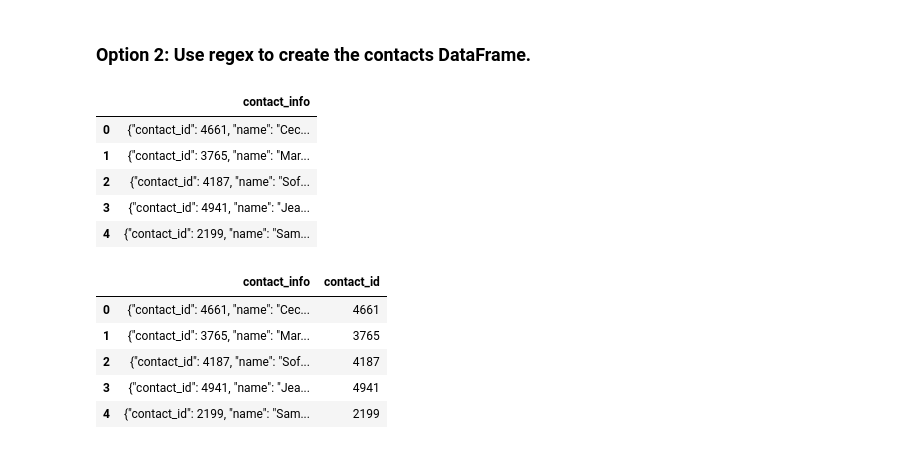
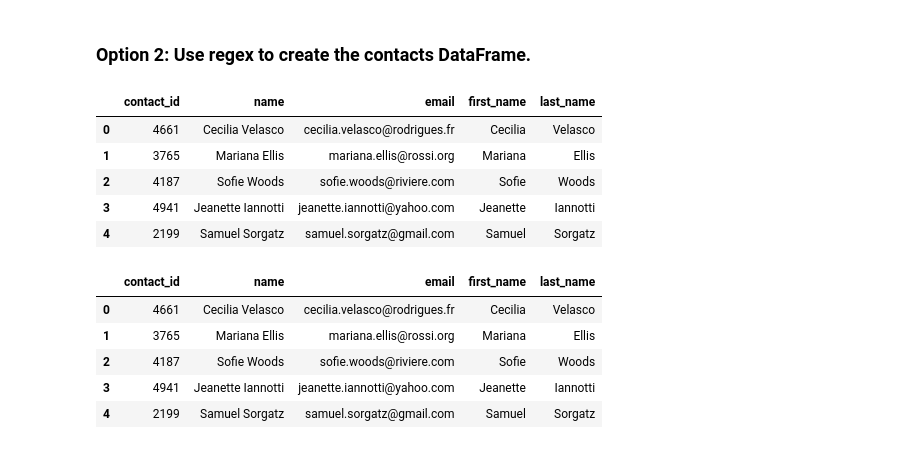
Before and after one commit to K01t0N/Crowdfunding_ETL, a Jupyter notebook: Code_Notebook.ipynb, the cells around one changed output. Cells and saved outputs as stored; diff of their text form; code cells hidden in the pictures.

```diff
--- a/Code_Notebook.ipynb
+++ b/Code_Notebook.ipynb
@@ -270,8 +300,8 @@ campaign_cleaned.to_csv("Resources/campaign.csv", index=False)
 # %% [markdown]
 ### Extract the contacts.xlsx Data.
 # %%
-# Read the data into a Pandas DataFrame. Use the `header=2` parameter when reading in the data.
-contact_info_df = pd.read_excel('Resources/contacts.xlsx', header=2)
+# Read the data into a Pandas DataFrame.
+contact_info_df = pd.read_excel('Resources/contacts.xlsx', header=3)
 contact_info_df.head()
 # %% [output]
 |  | contact_info |
@@ -296,7 +326,13 @@ Then export the DataFrame as a `contacts.csv` CSV file.
 # Iterate through the contact_info_df and convert each row to a dictionary.
 import json
 dict_values = []
-
+for index, row in contact_info_df.iterrows():
+    contact_info_str = row['contact_info']
+    contact_info_dict = json.loads(contact_info_str)
+    contact_id = contact_info_dict['contact_id']
+    name = contact_info_dict['name']
+    email = contact_info_dict['email']
+    dict_values.append([contact_id, name, email])
 
 # Print out the list of values for each row.
 print(dict_values)
@@ -305,6 +341,9 @@ print(dict_values)
 # %%
 # Create a contact_info DataFrame and add each list of values, i.e., each row
 # to the 'contact_id', 'name', 'email' columns.
+contact_info_df = pd.DataFrame(dict_values, columns=['contact_id', 'name', 'email'])
+
+contact_info_df.head()
 # %% [output]
 |  | contact_id | name | email |
 | 0 | 4661 | Cecilia Velasco | cecilia.velasco@rodrigues.fr |
@@ -328,8 +368,13 @@ memory usage: 23.6+ KB
 # %%
 # Create a "first"name" and "last_name" column with the first and last names from the "name" column.
 
+contact_info_df[['first_name', 'last_name']] = contact_info_df['name'].str.split(" ", expand=True)
 
 # Drop the contact_name column
+
+contact_info_cleaned = contact_info_df[['contact_id', 'email', 'first_name', 'last_name']]
+
+contact_info_cleaned.head()
 # %% [output]
 |  | contact_id | email | first_name | last_name |
 | 0 | 4661 | cecilia.velasco@rodrigues.fr | Cecilia | Velasco |
@@ -379,20 +418,22 @@ contacts_df_clean.to_csv("Resources/contacts.csv", encoding='utf8', index=False)
 contact_info_df_copy = contact_info_df.copy()
 contact_info_df_copy.head()
 # %% [output]
-|  | contact_info |
-| 0 | {"contact_id": 4661, "name": "Cec... |
-| 1 | {"contact_id": 3765, "name": "Mar... |
-| 2 | {"contact_id": 4187, "name": "Sof... |
-| 3 | {"contact_id": 4941, "name": "Jea... |
-| 4 | {"contact_id": 2199, "name": "Sam... |
+|  | contact_id | name | email | first_name | last_name |
+| 0 | 4661 | Cecilia Velasco | cecilia.velasco@rodrigues.fr | Cecilia | Velasco |
+| 1 | 3765 | Mariana Ellis | mariana.ellis@rossi.org | Mariana | Ellis |
+| 2 | 4187 | Sofie Woods | sofie.woods@riviere.com | Sofie | Woods |
+| 3 | 4941 | Jeanette Iannotti | jeanette.iannotti@yahoo.com | Jeanette | Iannotti |
+| 4 | 2199 | Samuel Sorgatz | samuel.sorgatz@gmail.com | Samuel | Sorgatz |
 # %%
 # Extract the four-digit contact ID number.
+contact_info_df_copy = contact_info_df.copy()
+contact_info_df_copy.head()
 # %% [output]
-|  | contact_info | contact_id |
-| 0 | {"contact_id": 4661, "name": "Cec... | 4661 |
-| 1 | {"contact_id": 3765, "name": "Mar... | 3765 |
-| 2 | {"contact_id": 4187, "name": "Sof... | 4187 |
-| 3 | {"contact_id": 4941, "name": "Jea... | 4941 |
-| 4 | {"contact_id": 2199, "name": "Sam... | 2199 |
+|  | contact_id | name | email | first_name | last_name |
+| 0 | 4661 | Cecilia Velasco | cecilia.velasco@rodrigues.fr | Cecilia | Velasco |
+| 1 | 3765 | Mariana Ellis | mariana.ellis@rossi.org | Mariana | Ellis |
+| 2 | 4187 | Sofie Woods | sofie.woods@riviere.com | Sofie | Woods |
+| 3 | 4941 | Jeanette Iannotti | jeanette.iannotti@yahoo.com | Jeanette | Iannotti |
+| 4 | 2199 | Samuel Sorgatz | samuel.sorgatz@gmail.com | Samuel | Sorgatz |
 # %%
 # Check the datatypes.
```
Also changed, not shown: parts of 21 cells of this notebook, 5 other files.
